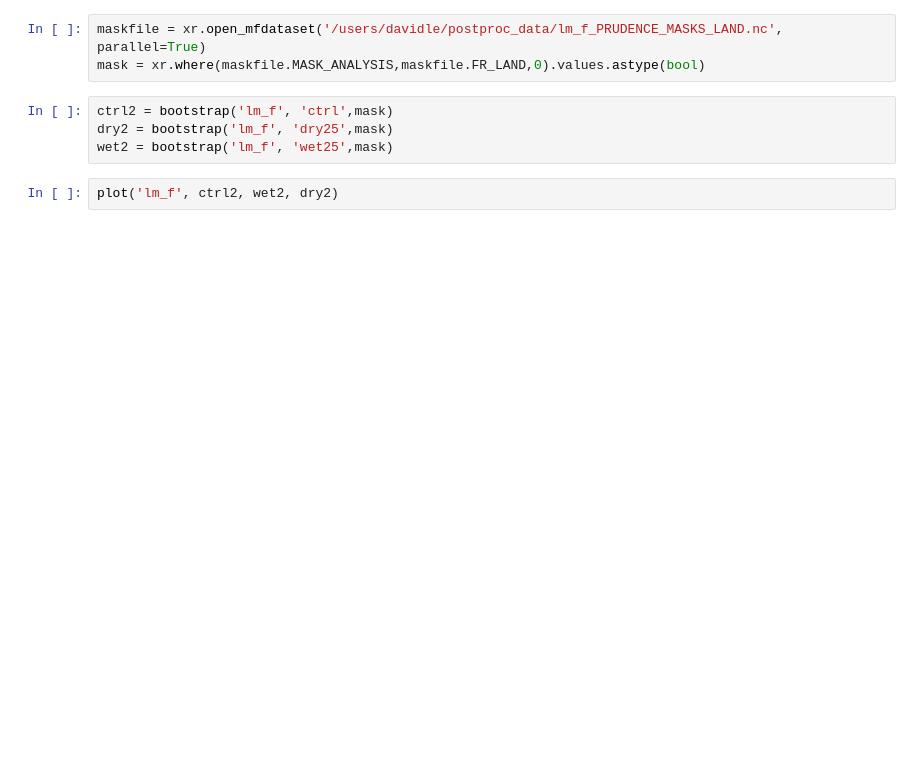
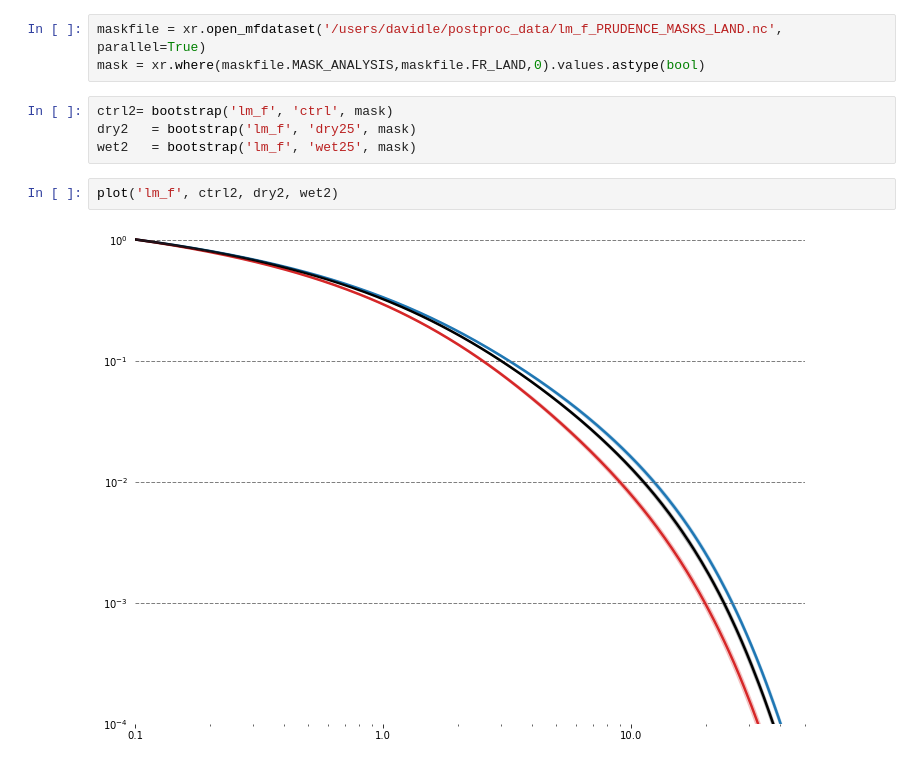
Before and after one commit to leuty/primary_data_SMP_Feedback, a Jupyter notebook: plots/freq_dist.ipynb, the cells around one changed output. Drawn from its saved outputs; the diff is of its cells as text; blank space fills up the shorter version.

```diff
--- a/plots/freq_dist.ipynb
+++ b/plots/freq_dist.ipynb
@@ -78,8 +80,10 @@ plot('lm_c', ctrl12, wet12, dry12)
 maskfile = xr.open_mfdataset('/users/davidle/postproc_data/lm_f_PRUDENCE_MASKS_LAND.nc', parallel=True)
 mask = xr.where(maskfile.MASK_ANALYSIS,maskfile.FR_LAND,0).values.astype(bool)
 # %%
-ctrl2 = bootstrap('lm_f', 'ctrl',mask)
-dry2 = bootstrap('lm_f', 'dry25',mask)
-wet2 = bootstrap('lm_f', 'wet25',mask)
+ctrl2= bootstrap('lm_f', 'ctrl', mask)
+dry2   = bootstrap('lm_f', 'dry25', mask)
+wet2   = bootstrap('lm_f', 'wet25', mask)
 # %%
-plot('lm_f', ctrl2, wet2, dry2)
+plot('lm_f', ctrl2, dry2, wet2)
+# %% [output]
+[figure, added]
```
Also changed, not shown: parts of 3 cells of this notebook, 5 other files.
